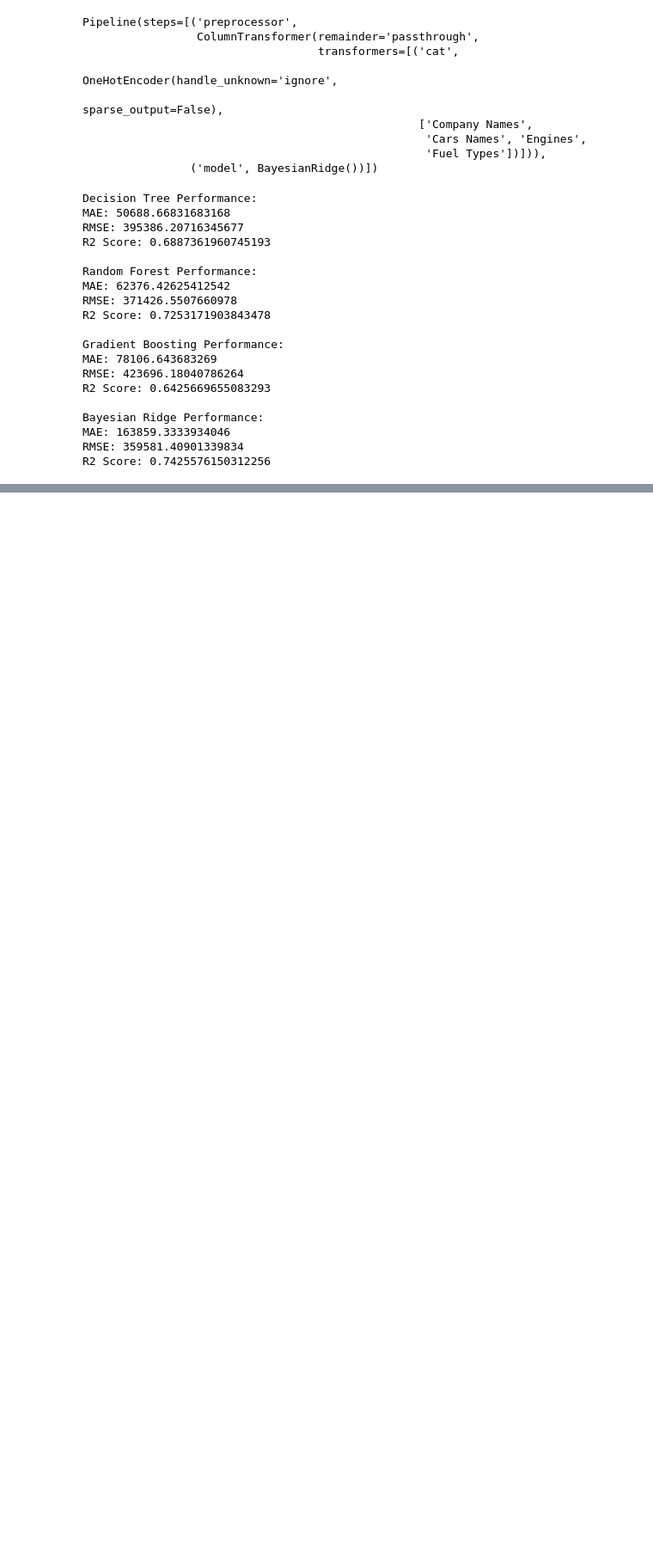
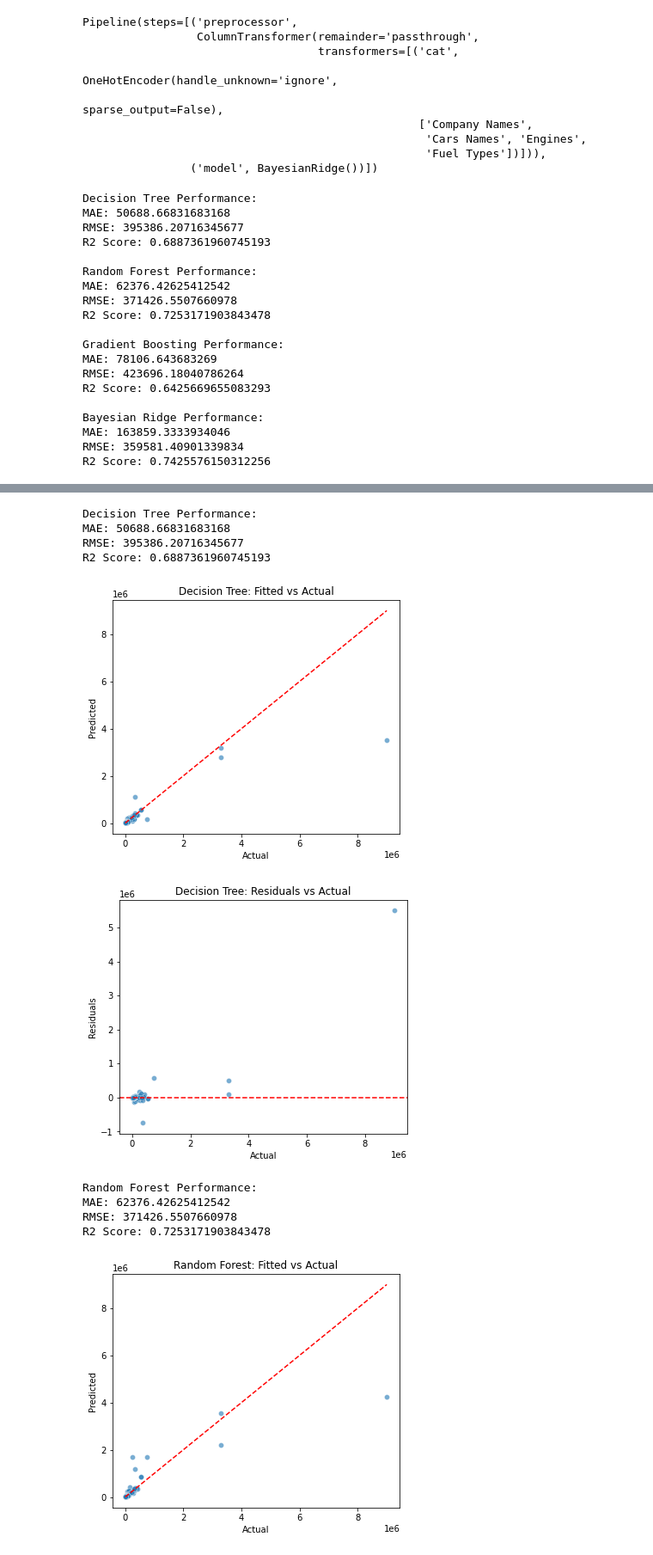
Before and after one commit to asirimathK/Machine-Learning-Project, a Jupyter notebook: Decision_Tree.ipynb, the cells around one changed output, grey strips where cells are left out. Shown at 86% size. Cells and saved outputs as stored; diff of their text form; code cells hidden in the pictures; blank space fills up the shorter version.

Commit message:
Fitted vs Actual

```diff
--- a/Decision_Tree.ipynb
+++ b/Decision_Tree.ipynb
@@ -526,0 +333,52 @@ RMSE: 330,243
+# %%
+import matplotlib.pyplot as plt
+import seaborn as sns
+from sklearn.metrics import mean_absolute_error, mean_squared_error, r2_score
+
+# Dictionary of trained pipelines
+models = {
+    "Decision Tree": dt_pipeline,
+    "Random Forest": rf_pipeline,
+    "Gradient Boosting": gb_pipeline
+}
+
+for name, model in models.items():
+    preds = model.predict(X_test)
+    residuals = y_test - preds
+
+    # ---- Print Metrics ----
+    print(f"\n{name} Performance:")
+    print("MAE:", mean_absolute_error(y_test, preds))
+    print("RMSE:", mean_squared_error(y_test, preds, squared=False))
+    print("R2 Score:", r2_score(y_test, preds))
+
+    # ---- Fitted vs Actual ----
+    plt.figure(figsize=(6,5))
+    sns.scatterplot(x=y_test, y=preds, alpha=0.6)
+    plt.plot([y_test.min(), y_test.max()], [y_test.min(), y_test.max()],
+             color="red", linestyle="--")  # 45-degree line
+    plt.xlabel("Actual")
+    plt.ylabel("Predicted")
+    plt.title(f"{name}: Fitted vs Actual")
+    plt.show()
+
+    # ---- Residuals vs Actual ----
+    plt.figure(figsize=(6,5))
+    sns.scatterplot(x=y_test, y=residuals, alpha=0.6)
+    plt.axhline(0, color="red", linestyle="--")
+    plt.xlabel("Actual")
+    plt.ylabel("Residuals")
+    plt.title(f"{name}: Residuals vs Actual")
+    plt.show()
+# %% [output]
+Decision Tree Performance:
+MAE: 50688.66831683168
+RMSE: 395386.20716345677
+R2 Score: 0.6887361960745193
+[figure, added]
+[figure, added]
+Random Forest Performance:
+MAE: 62376.42625412542
+RMSE: 371426.5507660978
+R2 Score: 0.7253171903843478
+[figure, added]
```
Also changed, not shown: parts of 2 cells of this notebook.
